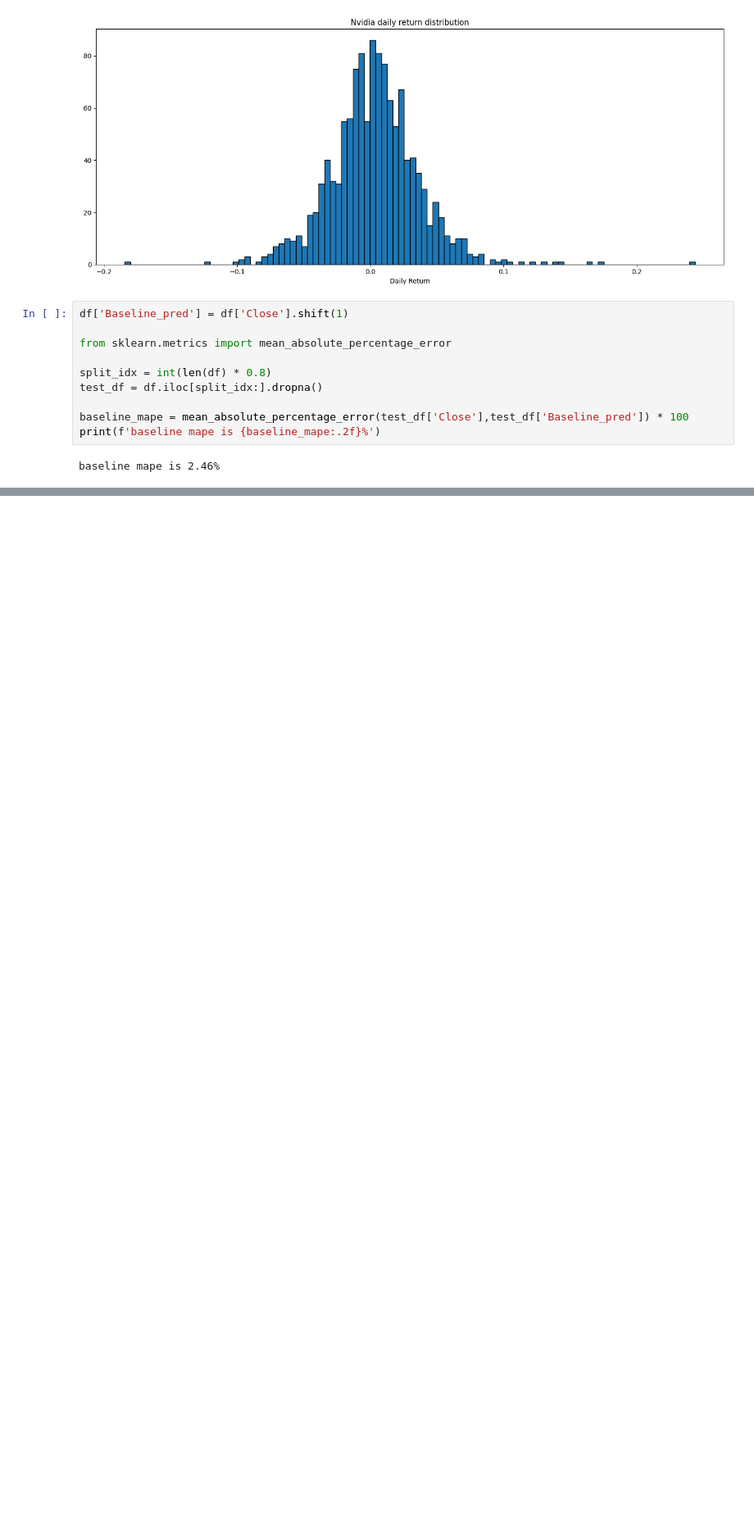
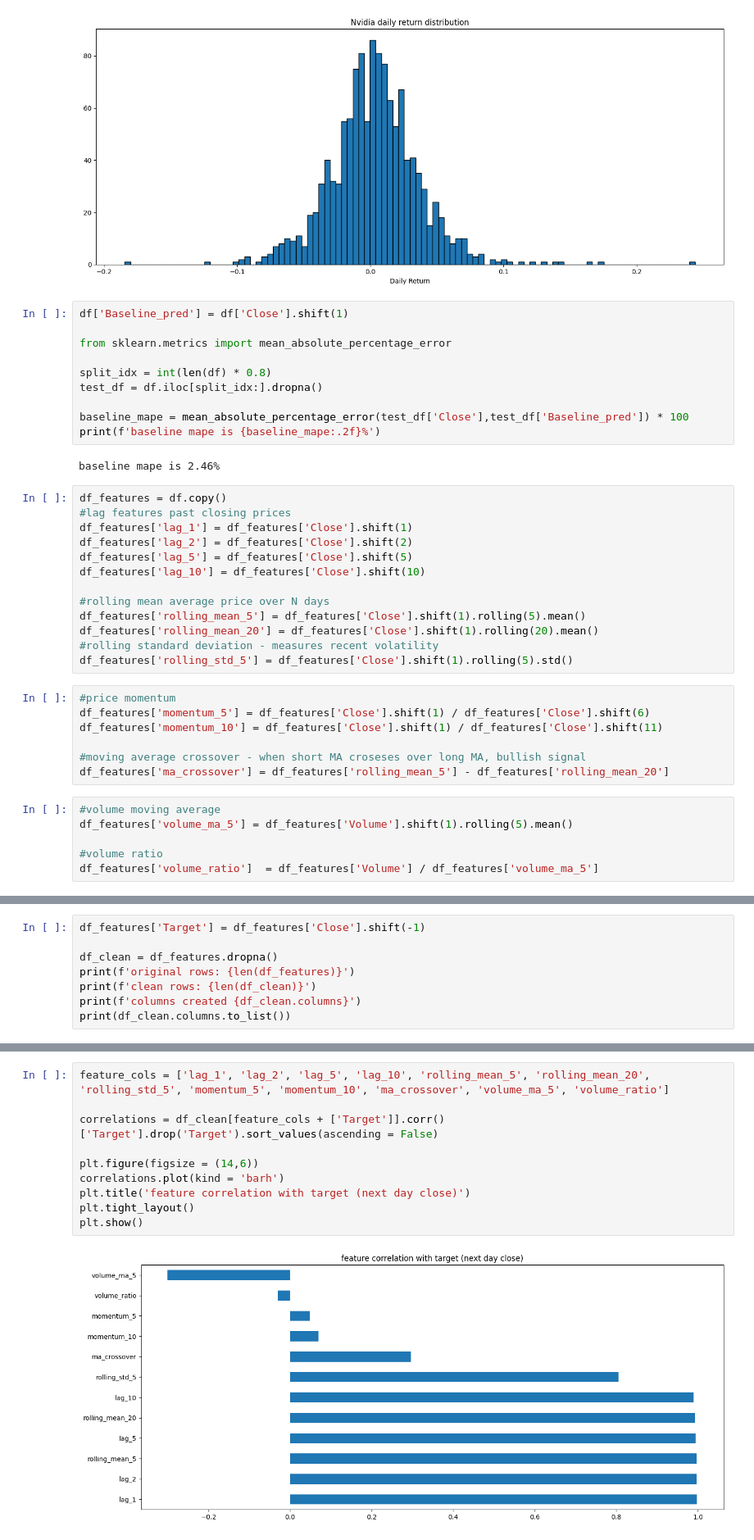
Before and after one commit to Dereger325/stock-prediction, a Jupyter notebook: stock_predictions.ipynb, the cells around one changed output, grey strips where cells are left out. Shown at 82% size. Cells and saved outputs as stored; diff of their text form; blank space fills up the shorter version.

Commit message:
Day 2 complete: 12 new features created correlation analysis done

```diff
--- a/stock_predictions.ipynb
+++ b/stock_predictions.ipynb
@@ -72,3 +72,29 @@ baseline_mape = mean_absolute_percentage_error(test_df['Close'],test_df['Baselin
 print(f'baseline mape is {baseline_mape:.2f}%')
 # %% [output]
 baseline mape is 2.46%
+# %%
+df_features = df.copy()
+#lag features past closing prices
+df_features['lag_1'] = df_features['Close'].shift(1)
+df_features['lag_2'] = df_features['Close'].shift(2)
+df_features['lag_5'] = df_features['Close'].shift(5)
+df_features['lag_10'] = df_features['Close'].shift(10)
+
+#rolling mean average price over N days
+df_features['rolling_mean_5'] = df_features['Close'].shift(1).rolling(5).mean()
+df_features['rolling_mean_20'] = df_features['Close'].shift(1).rolling(20).mean()
+#rolling standard deviation - measures recent volatility
+df_features['rolling_std_5'] = df_features['Close'].shift(1).rolling(5).std()
+# %%
+#price momentum
+df_features['momentum_5'] = df_features['Close'].shift(1) / df_features['Close'].shift(6)
+df_features['momentum_10'] = df_features['Close'].shift(1) / df_features['Close'].shift(11)
+
+#moving average crossover - when short MA croseses over long MA, bullish signal
+df_features['ma_crossover'] = df_features['rolling_mean_5'] - df_features['rolling_mean_20']
+# %%
+#volume moving average
+df_features['volume_ma_5'] = df_features['Volume'].shift(1).rolling(5).mean()
+
+#volume ratio
+df_features['volume_ratio']  = df_features['Volume'] / df_features['volume_ma_5']
@@ -74,0 +114,8 @@ baseline mape is 2.46%
+# %%
+df_features['Target'] = df_features['Close'].shift(-1)
+
+df_clean = df_features.dropna()
+print(f'original rows: {len(df_features)}')
+print(f'clean rows: {len(df_clean)}')
+print(f'columns created {df_clean.columns}')
+print(df_clean.columns.to_list())
@@ -74,0 +131,12 @@ baseline mape is 2.46%
+# %%
+feature_cols = ['lag_1', 'lag_2', 'lag_5', 'lag_10', 'rolling_mean_5', 'rolling_mean_20', 'rolling_std_5', 'momentum_5', 'momentum_10', 'ma_crossover', 'volume_ma_5', 'volume_ratio']
+
+correlations = df_clean[feature_cols + ['Target']].corr()['Target'].drop('Target').sort_values(ascending = False)
+
+plt.figure(figsize = (14,6))
+correlations.plot(kind = 'barh')
+plt.title('feature correlation with target (next day close)')
+plt.tight_layout()
+plt.show()
+# %% [output]
+[figure, added]
```
Also changed, not shown: parts of 3 cells of this notebook.
